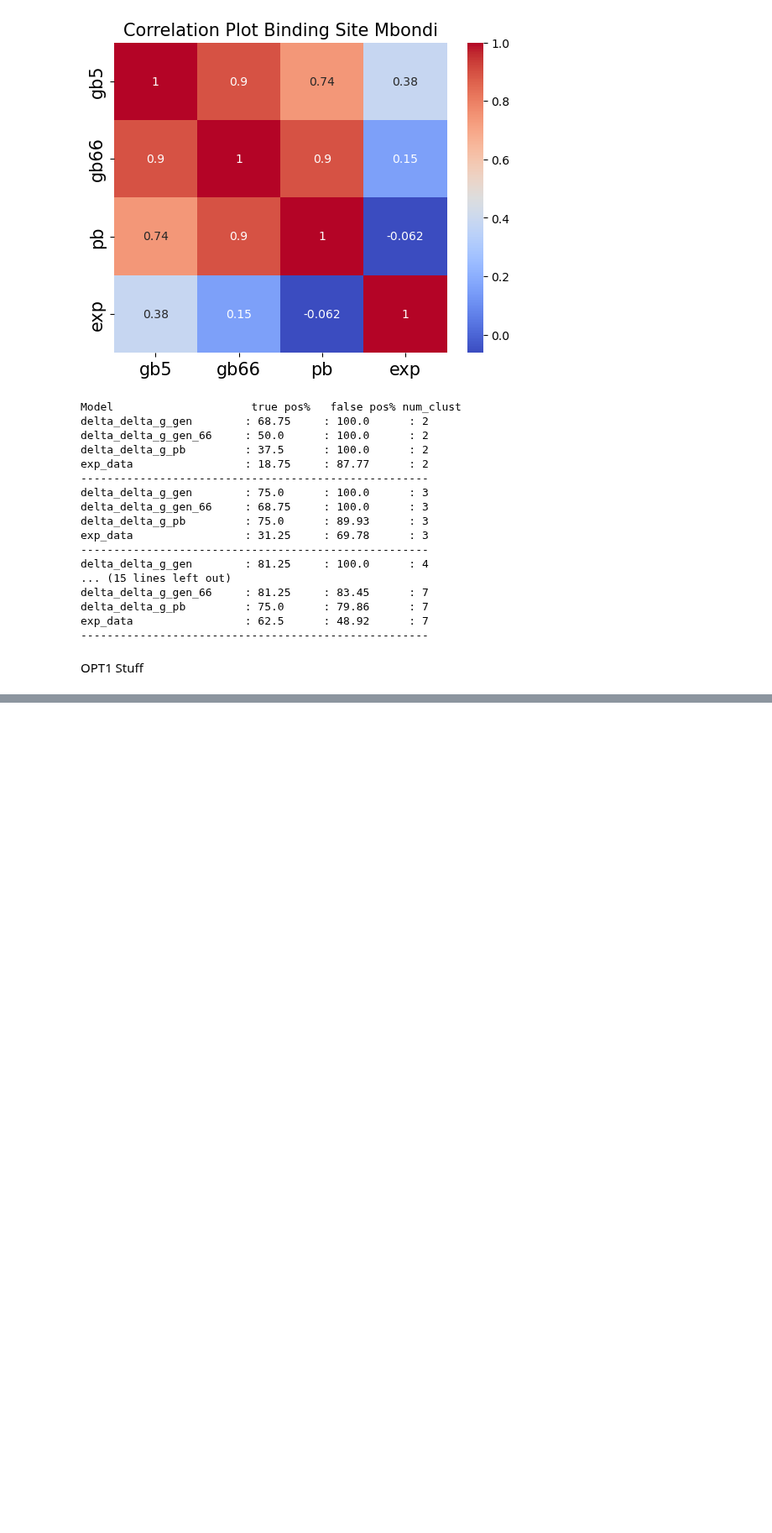
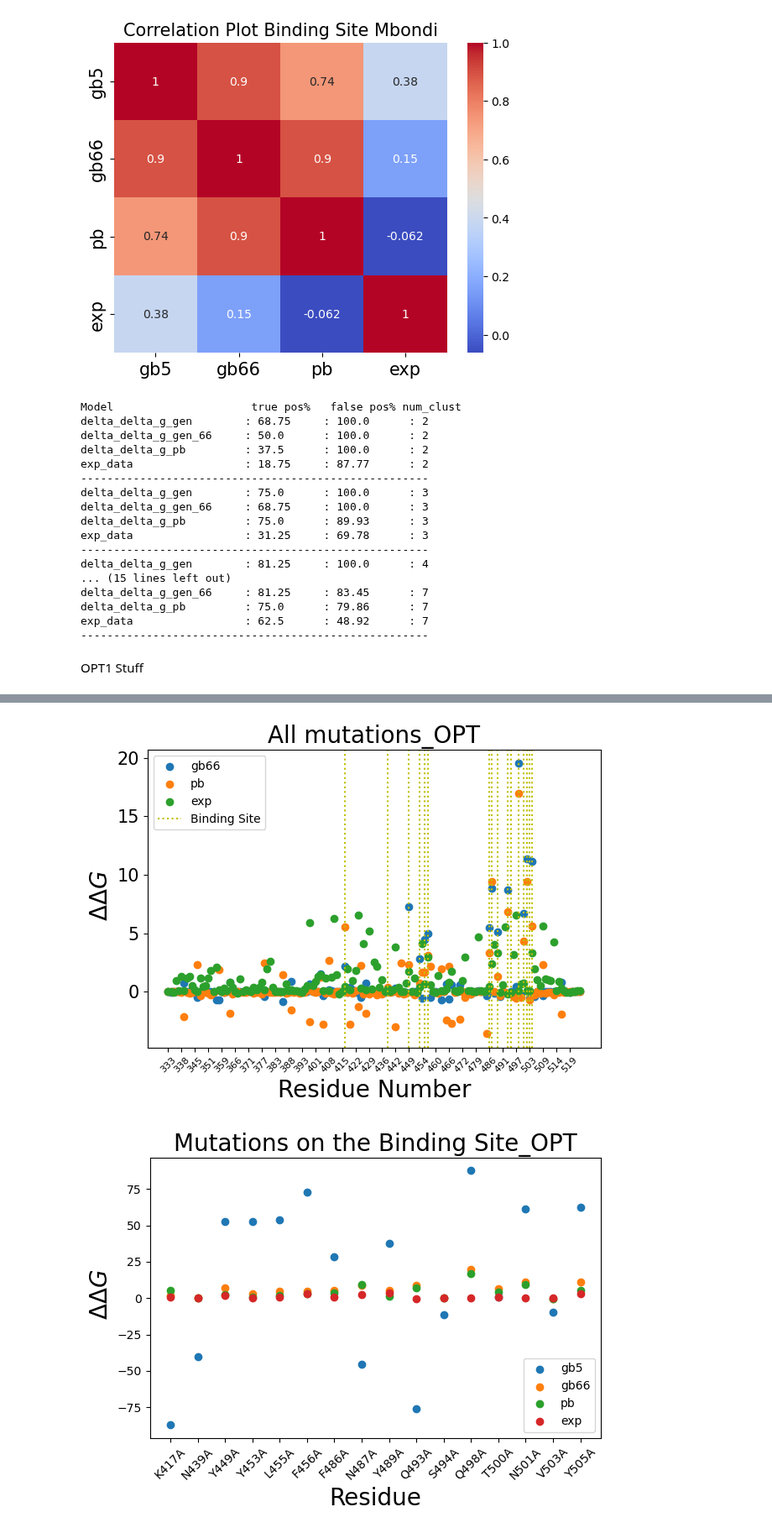
Before and after one commit to fergplace/amber_scripts, a Jupyter notebook: fun_figures_funcs.ipynb, the cells around one changed output, grey strips where cells are left out. Shown at 84% size. Cells and saved outputs as stored; diff of their text form; code cells hidden in the pictures; blank space fills up the shorter version.

```diff
--- a/fun_figures_funcs.ipynb
+++ b/fun_figures_funcs.ipynb
@@ -266,0 +281,7 @@ OPT1 Stuff
+# %%
+
+simple_plots("OPT",df_num_data_sorted_OPT, \
+    df_num_data_sorted_binding_site_OPT , binding_site_idx_OPT, ignore_gb5 =True)
+# %% [output]
+[figure, added]
+[figure, added]
```
Also changed, not shown: parts of 3 cells of this notebook, 1 other file.
